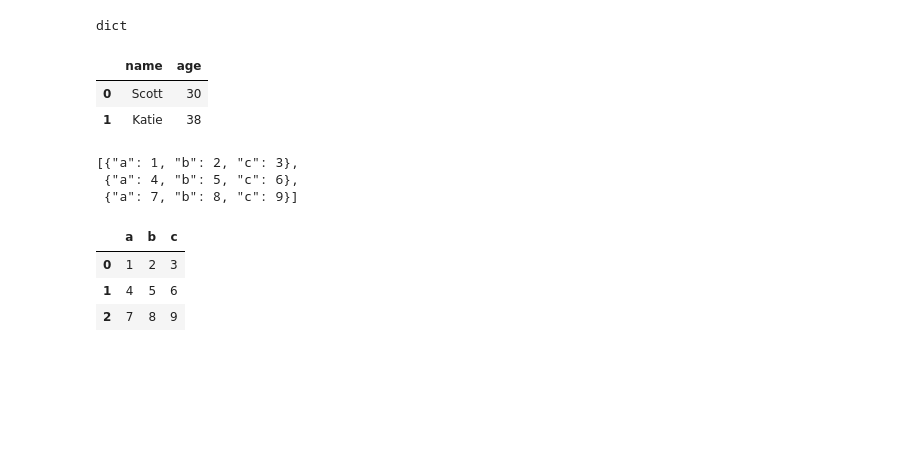
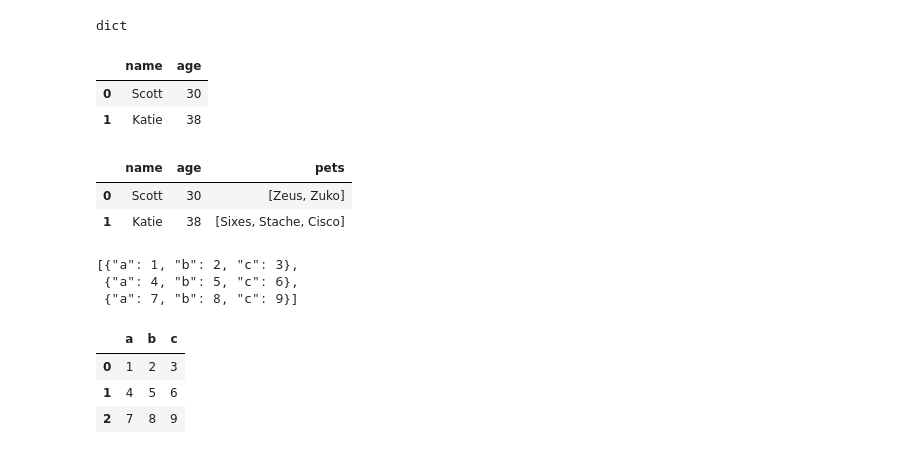
Before and after one commit to csuustc/pydata-book, a Jupyter notebook: ch06.ipynb, the cells around one changed output. Drawn from its saved outputs; the diff is of its cells as text; code cells hidden in the pictures; blank space fills up the shorter version.

```diff
--- a/ch06.ipynb
+++ b/ch06.ipynb
@@ -404,6 +400,13 @@ siblings
 |  | name | age |
 | 0 | Scott | 30 |
 | 1 | Katie | 38 |
+# %%
+siblings = pd.DataFrame(result['siblings'])
+siblings
+# %% [output]
+|  | name | age | pets |
+| 0 | Scott | 30 | [Zeus, Zuko] |
+| 1 | Katie | 38 | [Sixes, Stache, Cisco] |
 # %%
 !type examples\example.json
 # %% [output]
```
Also changed, not shown: parts of 18 cells of this notebook, 3 other files.
